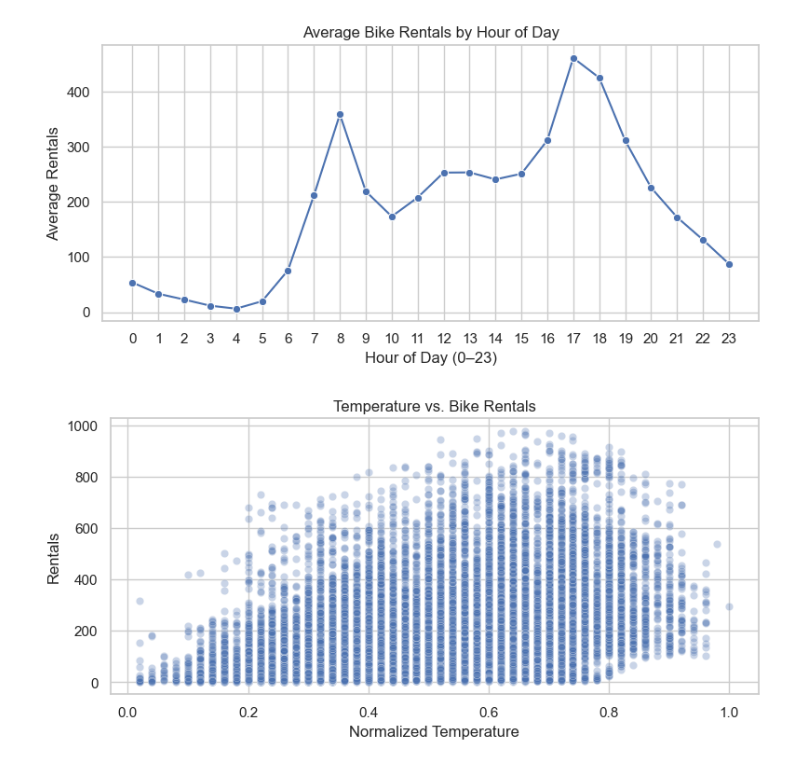
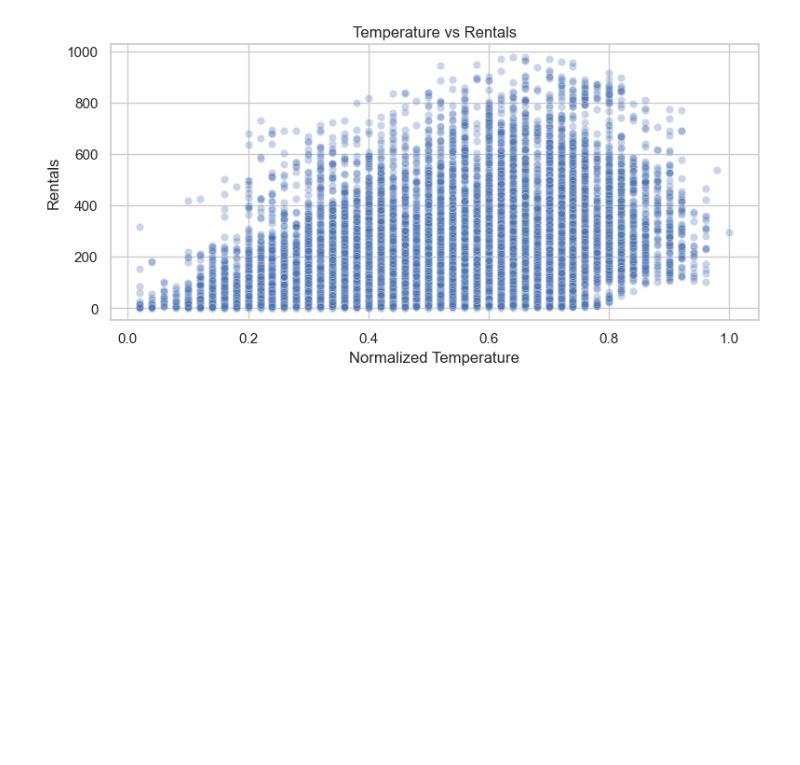
Before and after one commit to umsh1796/DTSA-5509, a Jupyter notebook: FinalProject.ipynb, the cells around one changed output. Cells and saved outputs as stored; diff of their text form; code cells hidden in the pictures; blank space fills up the shorter version.

```diff
--- a/FinalProject.ipynb
+++ b/FinalProject.ipynb
@@ -63,47 +57,27 @@ dtype: int64
 # %%
-# 4. Rename target for clarity
-df.rename(columns={'cnt':'rentals'}, inplace=True)
+# 4b. Rentals vs temperature
+plt.figure(figsize=(8,4))
+sns.scatterplot(data=df, x='temp', y='rentals', alpha=0.3)
+plt.title('Temperature vs Rentals')
+plt.xlabel('Normalized Temperature')
+plt.ylabel('Rentals')
+plt.tight_layout()
+plt.show()
+# %% [output]
+[figure, added]
 # %%
-# 5. Simple EDA plots (corrected)
+# 5. Feature engineering
+# 5a. Categorical casts & dummies (only if present)
+to_cast = [col for col in ['season', 'weathersit'] if col in df.columns]
+for col in to_cast:
+    df[col] = df[col].astype('category')
+# apply one-hot encoding only for columns that exist
+if to_cast:
+    df = pd.get_dummies(df, columns=to_cast, drop_first=True)
 
-import matplotlib.pyplot as plt
-import seaborn as sns
-
-# ensure plots use a clean style
-sns.set_theme(style="whitegrid")
-
-# 5a. Avg. rentals by hour
-# — explicitly aggregate only the numeric 'rentals' column
-hourly = df.groupby('hr', as_index=False)['rentals'].mean()
-
-plt.figure(figsize=(8, 4))
-sns.lineplot(
-    data=hourly,
-    x='hr',
-    y='rentals',
-    marker='o'
-)
-plt.title('Average Bike Rentals by Hour of Day')
-plt.xlabel('Hour of Day (0–23)')
-plt.ylabel('Average Rentals')
-plt.xticks(range(0, 24))
-plt.tight_layout()
-plt.show()
-
-# 5b. Rentals vs. Temperature
-plt.figure(figsize=(8, 4))
-sns.scatterplot(
-    data=df,
-    x='temp',
-    y='rentals',
-    alpha=0.3
-)
-plt.title('Temperature vs. Bike Rentals')
-plt.xlabel('Normalized Temperature')
-plt.ylabel('Rentals')
-plt.tight_layout()
-plt.show()
+# 5b. Cyclical hour
+import numpy as np
+if 'hr' in df.columns:
+    df['hr_sin'] = np.sin(2 * np.pi * df['hr'] / 24)
+    df['hr_cos'] = np.cos(2 * np.pi * df['hr'] / 24)
-# %% [output]
-[figure, removed]
-[figure, removed]
 # %%
```
Also changed, not shown: parts of 10 cells of this notebook.
